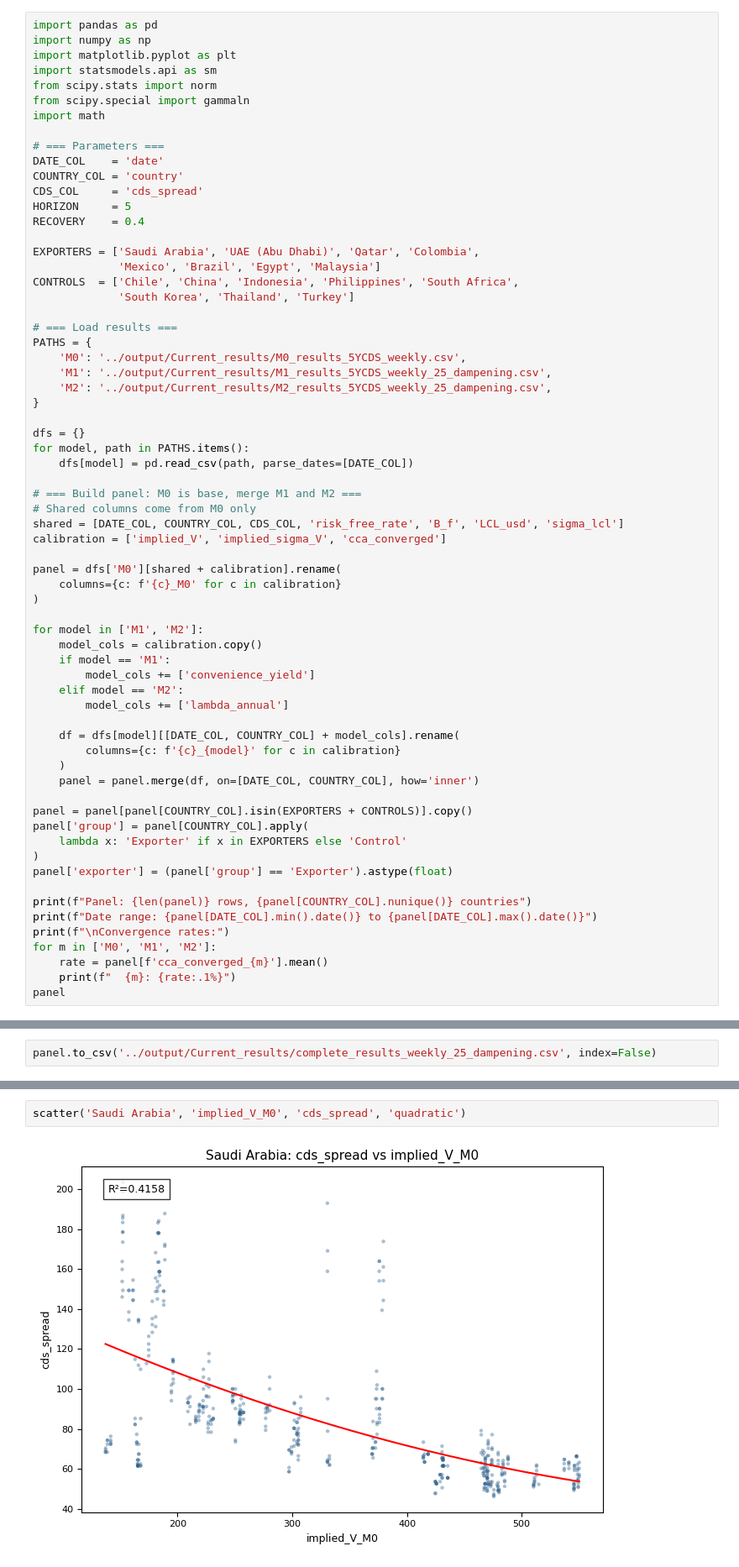
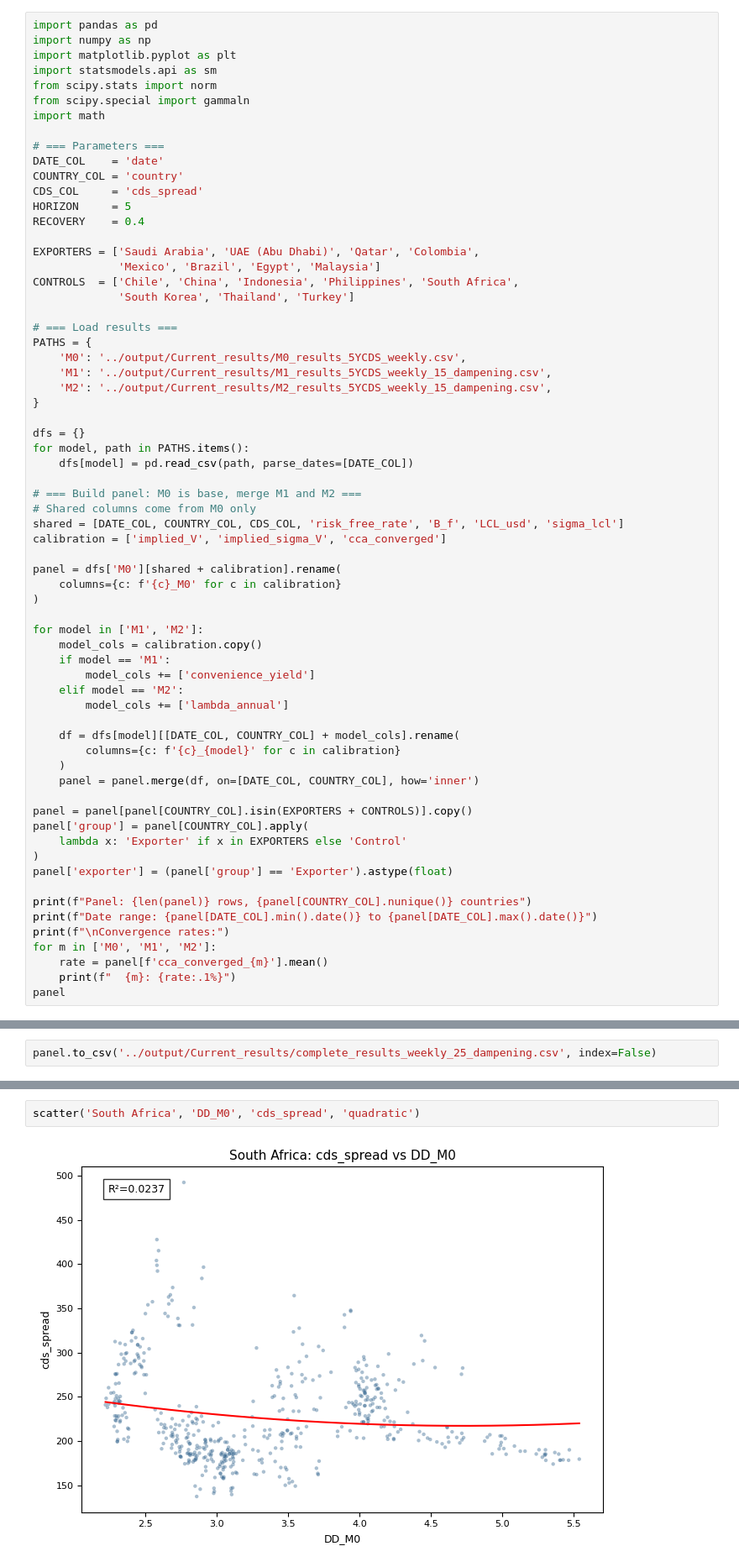
Before and after one commit to juanfp02/commodities_and_sovereigns, a Jupyter notebook: Chapter_03/03_Results_panel.ipynb, the cells around one changed output, grey strips where cells are left out. Shown at 84% size. Drawn from its saved outputs; the diff is of its cells as text.

Commit message:
graphs

```diff
--- a/Chapter_03/03_Results_panel.ipynb
+++ b/Chapter_03/03_Results_panel.ipynb
@@ -22,8 +22,8 @@ CONTROLS  = ['Chile', 'China', 'Indonesia', 'Philippines', 'South Africa',
 # === Load results ===
 PATHS = {
     'M0': '../output/Current_results/M0_results_5YCDS_weekly.csv',
-    'M1': '../output/Current_results/M1_results_5YCDS_weekly_25_dampening.csv',
-    'M2': '../output/Current_results/M2_results_5YCDS_weekly_25_dampening.csv',
+    'M1': '../output/Current_results/M1_results_5YCDS_weekly_15_dampening.csv',
+    'M2': '../output/Current_results/M2_results_5YCDS_weekly_15_dampening.csv',
 }
 
 dfs = {}
@@ -223,9 +223,9 @@ def scatter_all(x_col, y_col, fit='none', by_group=True):
     plt.tight_layout()
     plt.show()
 # %%
-scatter('Saudi Arabia', 'implied_V_M0', 'cds_spread', 'quadratic')
+scatter('South Africa', 'DD_M0', 'cds_spread', 'quadratic')
 # %% [output]
-[figure, old version]
+[figure, new version]
 # %%
 def country_summary(col, models=['M0', 'M1', 'M2'], stat='mean'):
     """Print grouped summary of a variable across models.
```
Also changed, not shown: 20 other files.
